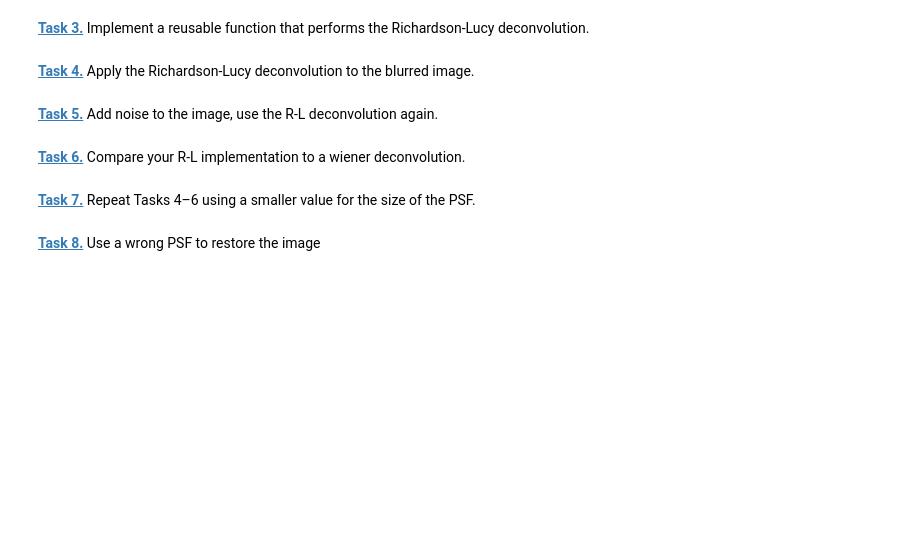
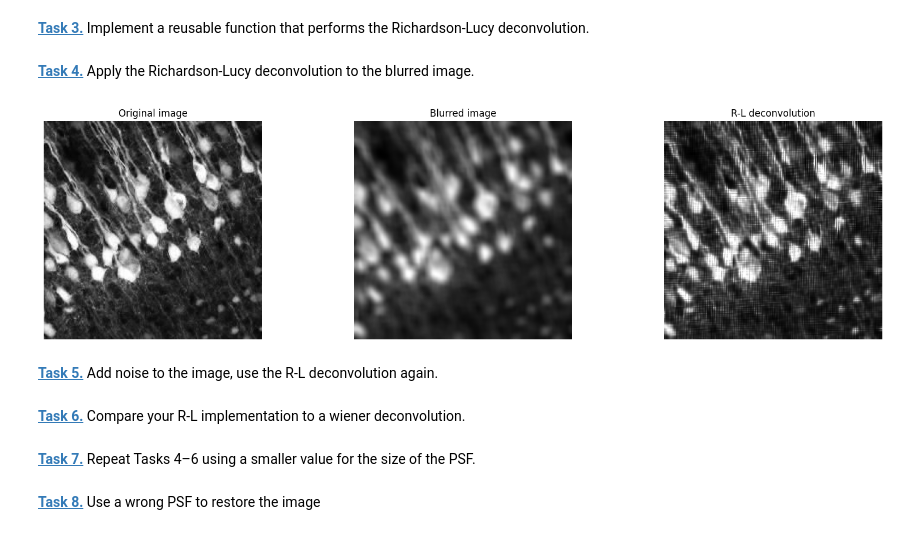
Before and after one commit to AB22-too/mobi-fs5-python, a Jupyter notebook: deconvolution.ipynb, the cells around one changed output. Drawn from its saved outputs; the diff is of its cells as text; code cells hidden in the pictures; blank space fills up the shorter version.

```diff
--- a/deconvolution.ipynb
+++ b/deconvolution.ipynb
@@ -49,18 +74,20 @@ def richardson_lucy_deconvolution(image, psf, n_iterations):
 # %%
 plt.figure(figsize=(20,5))
 plt.subplot(1, 3, 1)
 plt.axis('off')
 plt.imshow(img, 'gray')
 plt.title('Original image')
 plt.subplot(1, 3, 2)
 plt.axis('off')
-plt.imshow(img_psf, 'gray')
+plt.imshow(cellpsf, 'gray')
 plt.title('Blurred image')
 plt.subplot(1, 3, 3)
 plt.axis('off')
-plt.imshow(deconv_img, 'gray')
+plt.imshow(Rl, 'gray')
 plt.title('R-L deconvolution')
 plt.show()
+# %% [output]
+[figure, added]
 # %% [markdown]
 **[Task 5.]()** Add noise to the image, use the R-L deconvolution again.
 # %%
```
Also changed, not shown: parts of 6 cells of this notebook.
